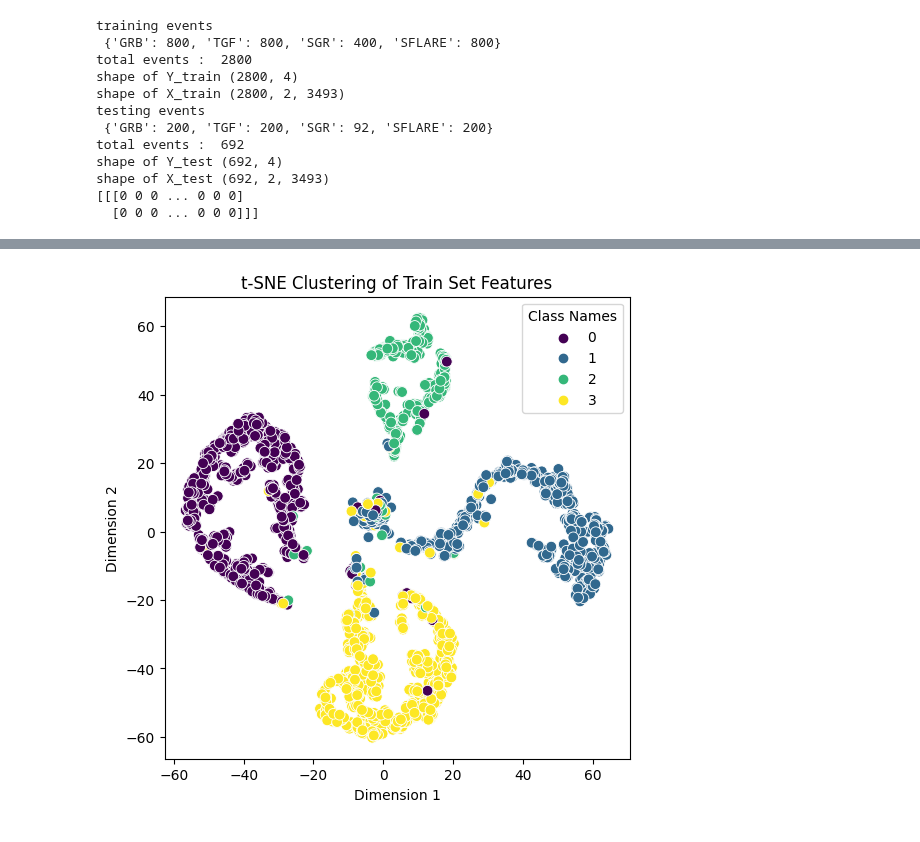
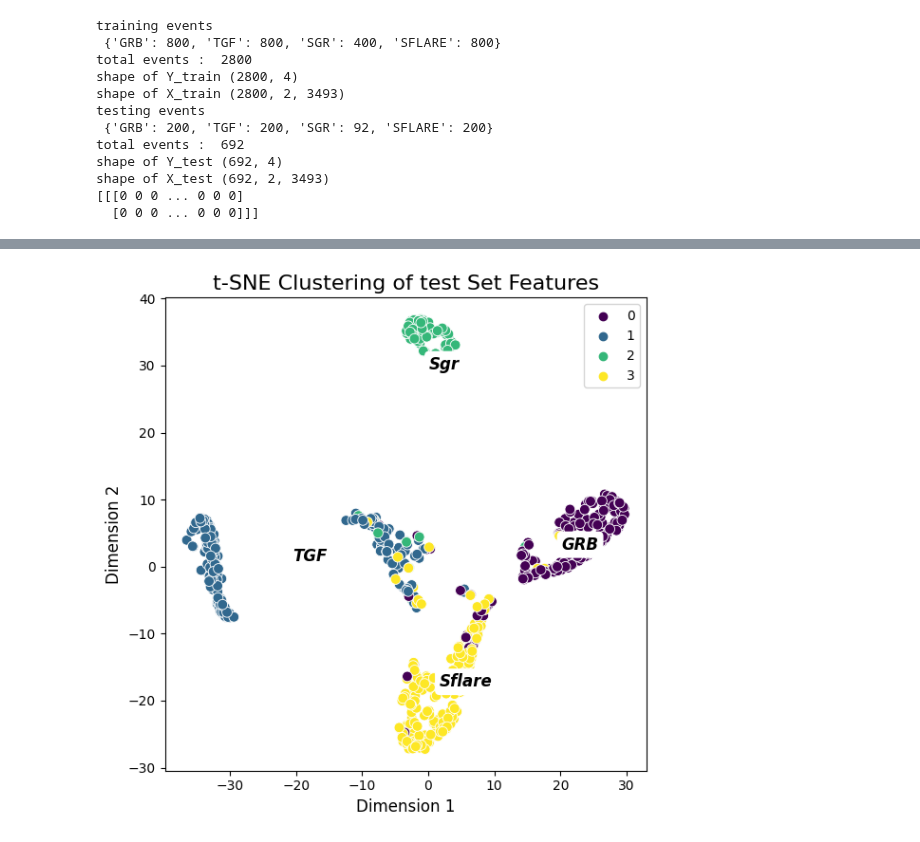
Before and after one commit to ArpanJohn/Transient_Classification, a Jupyter notebook: RNN_01.ipynb, the cells around one changed output, grey strips where cells are left out. Saved outputs shown, nothing was run; the diff lists cells and outputs as text; code cells hidden in the pictures.

```diff
--- a/RNN_01.ipynb
+++ b/RNN_01.ipynb
@@ -198,14 +198,16 @@ model = Sequential()
 
 model.add(Input(shape=(2,3493)))
 
-model.add(layers.Conv1D(1024,2, activation='relu',kernel_regularizer=regularizers.l2(0.02)))
+model.add(layers.Conv1D(512,1, activation='relu',kernel_regularizer=regularizers.l2(0.02)))
+model.add(layers.MaxPooling1D((1)))
+model.add(layers.Conv1D(512,2, activation='relu',kernel_regularizer=regularizers.l2(0.02)))
 model.add(layers.MaxPooling1D((1)))
 model.add(LSTM(1024, return_sequences=True ,kernel_regularizer=regularizers.l2(0.02)))
-
+model.add(layers.GlobalMaxPooling1D())
 
 model.add(layers.Flatten())
 model.add(layers.Dense(1024, activation='relu',kernel_regularizer=regularizers.l2(0.03)))
-model.add(layers.Dropout(0.4))
+model.add(layers.Dropout(0.3))
 model.add(layers.Dense(256, activation='relu',kernel_regularizer=regularizers.l2(0.05)))
 model.add(layers.Dense(4, activation='softmax'))
 model.summary()
@@ -222,7 +224,7 @@ model.compile(optimizer=optimizer,
 
 epoch = 100
 # Train the model
-history = model.fit(X_train, Y_train, epochs=epoch, batch_size=64, validation_split=0.2, callbacks=[lr_scheduler, early_stopping])#,callbacks=[custom_early_stopping])
+history = model.fit(X_train, Y_train, epochs=epoch, batch_size=128, validation_split=0.2, callbacks=[lr_scheduler])
 
 # Evaluate the model on the test set
 train_loss, train_acc = model.evaluate(X_train, Y_train)
@@ -312,0 +313,6 @@ plt.show()
+# %%
+for i in range (0,len(test_actual_label) - 1):
+    if (test_actual_label[i] == 0 and test_predicted_label[i] == 3):
+        print(i)
+#print(test_actual_label[8])
+#print(test_predicted_label[8])
@@ -317,23 +479,36 @@ import matplotlib.pyplot as plt
 
 # Extract features from the penultimate layer
 intermediate_layer_model = models.Model(inputs=model.inputs, outputs=model.layers[-2].output)
-features = intermediate_layer_model.predict(X_train)
+features = intermediate_layer_model.predict(X_test)
 
 # Reduce to 2 dimensions
-tsne = TSNE(n_components=2, random_state=42)
+tsne = TSNE(n_components=2, perplexity=40, random_state=42)
 features_2d = tsne.fit_transform(features)
-y_true = np.argmax(Y_train, axis=1)
+y_true = np.argmax(Y_test, axis=1)
 
 class_names = ['GRB', 'TGF', 'Sgr', 'Sflare']
 
 # Plot the 2D features
 plt.figure(figsize=(6, 6))
-sns.scatterplot(x=features_2d[:, 0], y=features_2d[:, 1], hue=y_true, palette="viridis", s=60)
+sns.scatterplot(x=features_2d[:, 0], y=features_2d[:, 1], hue=y_true, palette="viridis", s=60, marker='o')
+# Remove the legend to replace it with custom annotations
+for i, class_name in enumerate(class_names):
+    # Get the center of each class' points by calculating the mean of their positions
+    cluster_center = features_2d[y_true == i].mean(axis=0)
 
-plt.legend(title='Class Names', labels=class_names)
-plt.title("t-SNE Clustering of Train Set Features")
-plt.xlabel("Dimension 1")
-plt.ylabel("Dimension 2")
-plt.legend(title = 'Class Names')
+    # Add a label near the center of each cluster with an arrow pointing to the cluster
+    plt.annotate(class_name,
+                 xy=cluster_center,
+                 xytext=(cluster_center[0] + 0.3, cluster_center[1] + 0.3),  # Offset for the text label
+                 arrowprops=dict(facecolor='black', edgecolor='black', arrowstyle="->", lw=1.5),
+                 fontsize=12, fontweight='bold', color='black', style='italic',
+                 ha='left', va='center', bbox=dict(facecolor='white', edgecolor='none', boxstyle='round,pad=0.3'))
+# Enhance the aesthetics of the plot
+plt.title("t-SNE Clustering of test Set Features", fontsize=16)
+plt.xlabel("Dimension 1", fontsize=12)
+plt.ylabel("Dimension 2", fontsize=12)
+
+# Show the plot with tight layout
+plt.tight_layout()
 plt.show()
 # %% [output]
@@ -341 +516 @@ plt.show()
-[figure, old version]
+[figure, new version]
```
Also changed, not shown: parts of 17 cells of this notebook.
